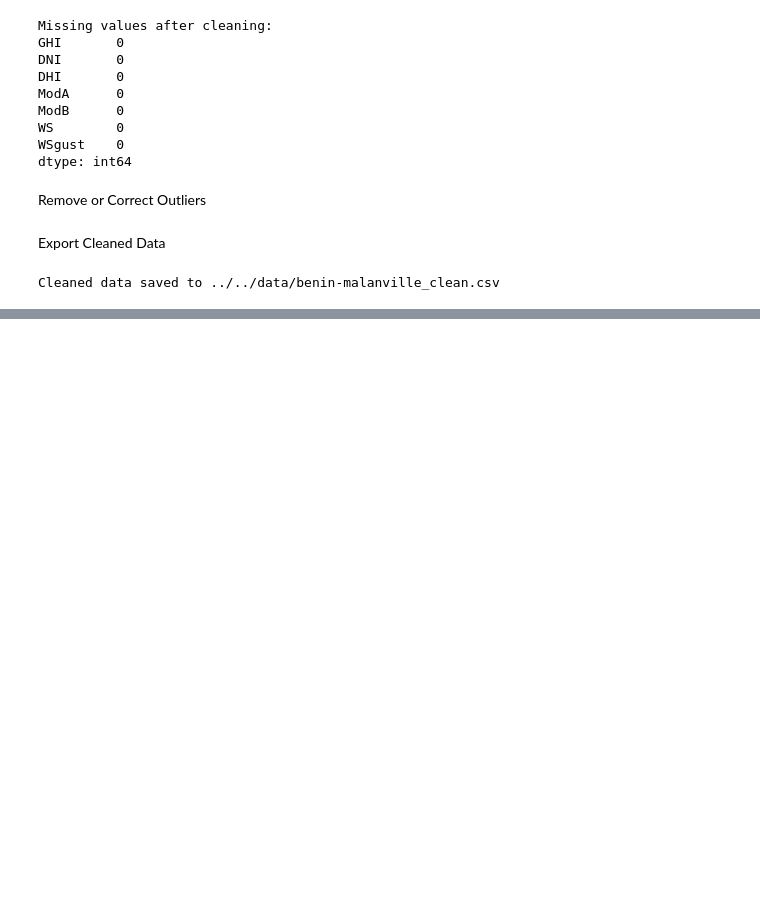
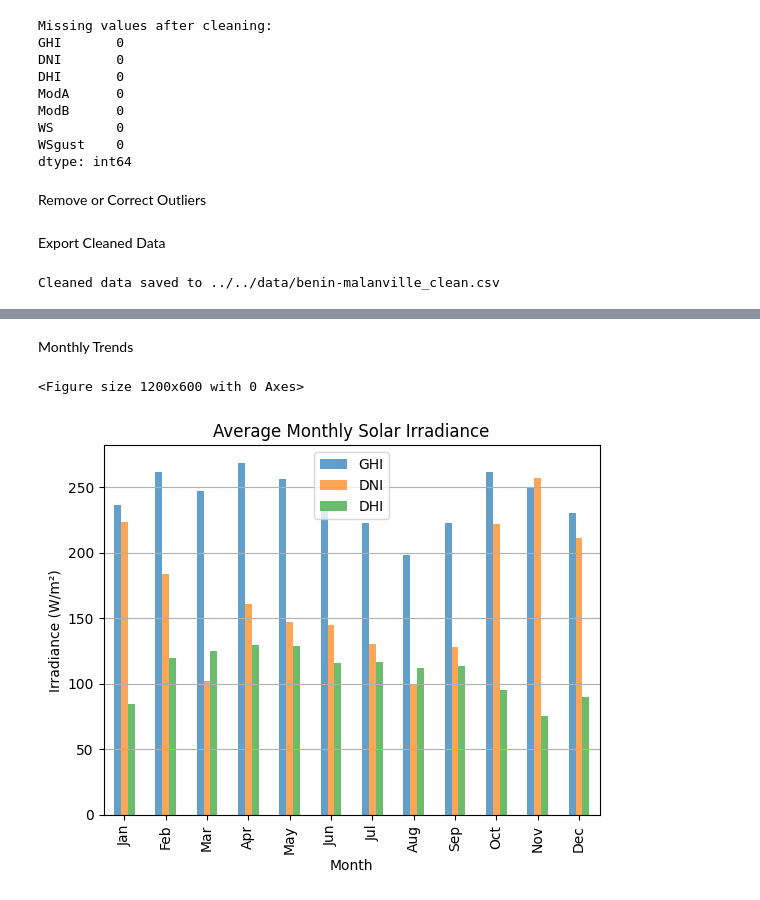
Before and after one commit to Getaye-Biaznlgn/solar-challenge-week1, a Jupyter notebook: src/notebooks/benin_eda.ipynb, the cells around one changed output, grey strips where cells are left out. Drawn from its saved outputs; the diff is of its cells as text; code cells hidden in the pictures; blank space fills up the shorter version.

```diff
--- a/src/notebooks/benin_eda.ipynb
+++ b/src/notebooks/benin_eda.ipynb
@@ -168,0 +198,23 @@ Cleaned data saved to ../../data/benin-malanville_clean.csv
+# %% [markdown]
+Monthly Trends
+# %%
+# Get actual months present in the data
+months_in_data = df_hourly.index.month.unique()
+month_names = ['Jan', 'Feb', 'Mar', 'Apr', 'May', 'Jun',
+               'Jul', 'Aug', 'Sep', 'Oct', 'Nov', 'Dec']
+
+# Filter month names to only those present
+used_month_names = [month_names[i-1] for i in sorted(months_in_data)]
+
+# Plot with correct labels
+plt.figure(figsize=(12, 6))
+monthly[['GHI', 'DNI', 'DHI']].plot(kind='bar', alpha=0.7)
+plt.title('Average Monthly Solar Irradiance')
+plt.xlabel('Month')
+plt.ylabel('Irradiance (W/m²)')
+plt.xticks(ticks=range(len(months_in_data)), labels=used_month_names)  # Dynamic labels
+plt.grid(axis='y')
+plt.show()
+# %% [output]
+<Figure size 1200x600 with 0 Axes>
+[figure, added]
```
Also changed, not shown: parts of 7 cells of this notebook.
